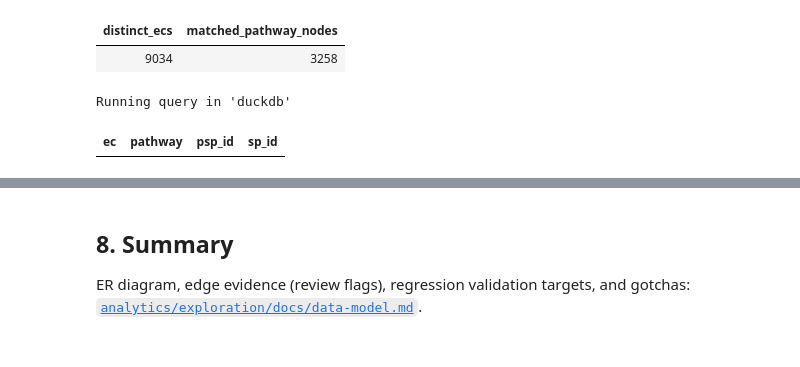
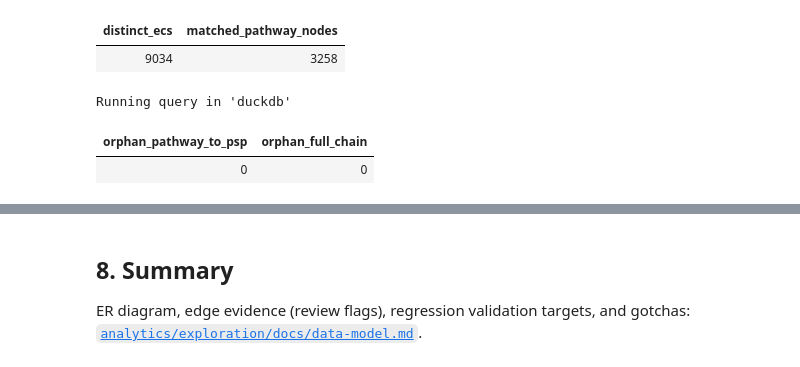
Before and after one commit to ParkinsonLab/metapro-data-vis, a Jupyter notebook: analytics/exploration/notebooks/exploratory_analysis.ipynb, the cells around one changed output, grey strips where cells are left out. Drawn from its saved outputs; the diff is of its cells as text; code cells hidden in the pictures.

```diff
--- a/analytics/exploration/notebooks/exploratory_analysis.ipynb
+++ b/analytics/exploration/notebooks/exploratory_analysis.ipynb
@@ -619,12 +644,17 @@ Running query in 'duckdb'
 | 9034 | 3258 |
 # %%
 %%sql
-SELECT pn.name AS ec, pn.pathway, psp.id AS psp_id, sp.id AS sp_id
-FROM pathway_nodes pn
-LEFT JOIN pathway_superpathways psp ON pn.pathway = psp.id
-LEFT JOIN superpathways sp ON psp.superpathway = sp.id
-WHERE psp.id IS NULL OR sp.id IS NULL
-LIMIT 20;
+-- pathway_nodes.pathway -> pathway_superpathways (+ superpathways) orphan counts (§7)
+SELECT
+  (SELECT COUNT(*) FROM pathway_nodes pn
+   LEFT JOIN pathway_superpathways psp ON pn.pathway = psp.id
+   WHERE psp.id IS NULL) AS orphan_pathway_to_psp,
+  (SELECT COUNT(*) FROM pathway_nodes pn
+   LEFT JOIN pathway_superpathways psp ON pn.pathway = psp.id
+   LEFT JOIN superpathways sp ON psp.superpathway = sp.id
+   WHERE psp.id IS NULL OR sp.id IS NULL) AS orphan_full_chain;
+-- expect 0, 0
 # %% [output]
 Running query in 'duckdb'
-| ec | pathway | psp_id | sp_id |
+| orphan_pathway_to_psp | orphan_full_chain |
+| 0 | 0 |
```
Also changed, not shown: parts of 5 cells of this notebook, 1 other file.
